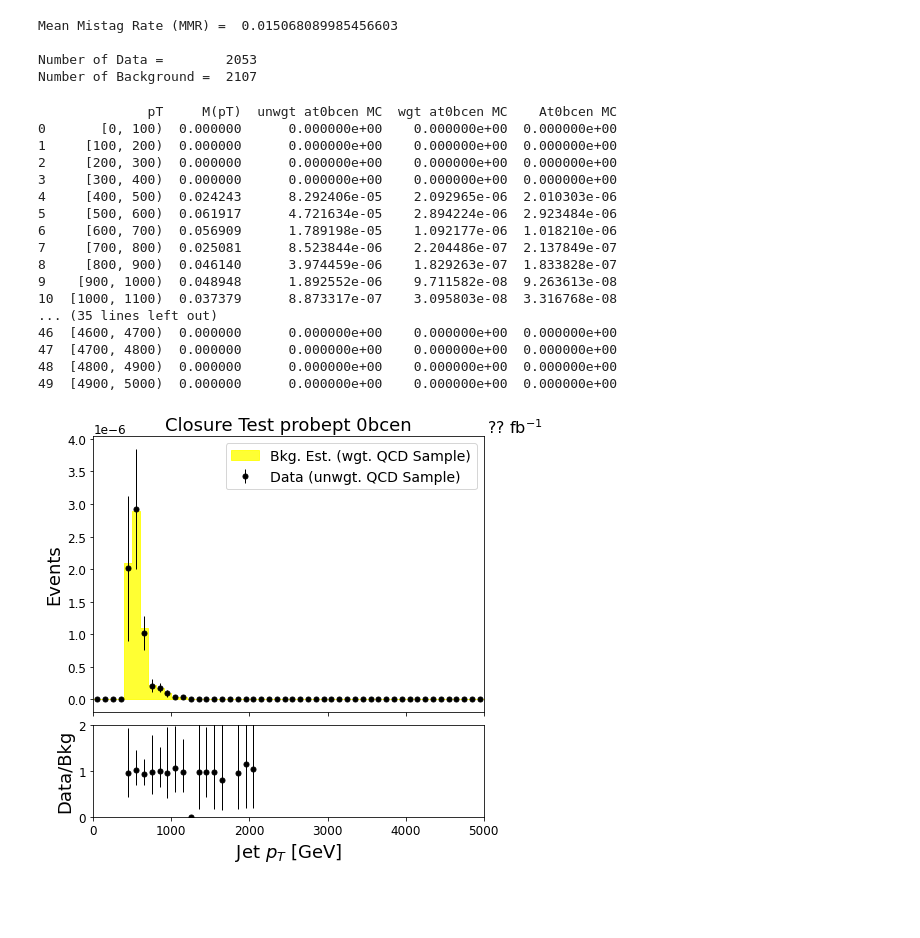
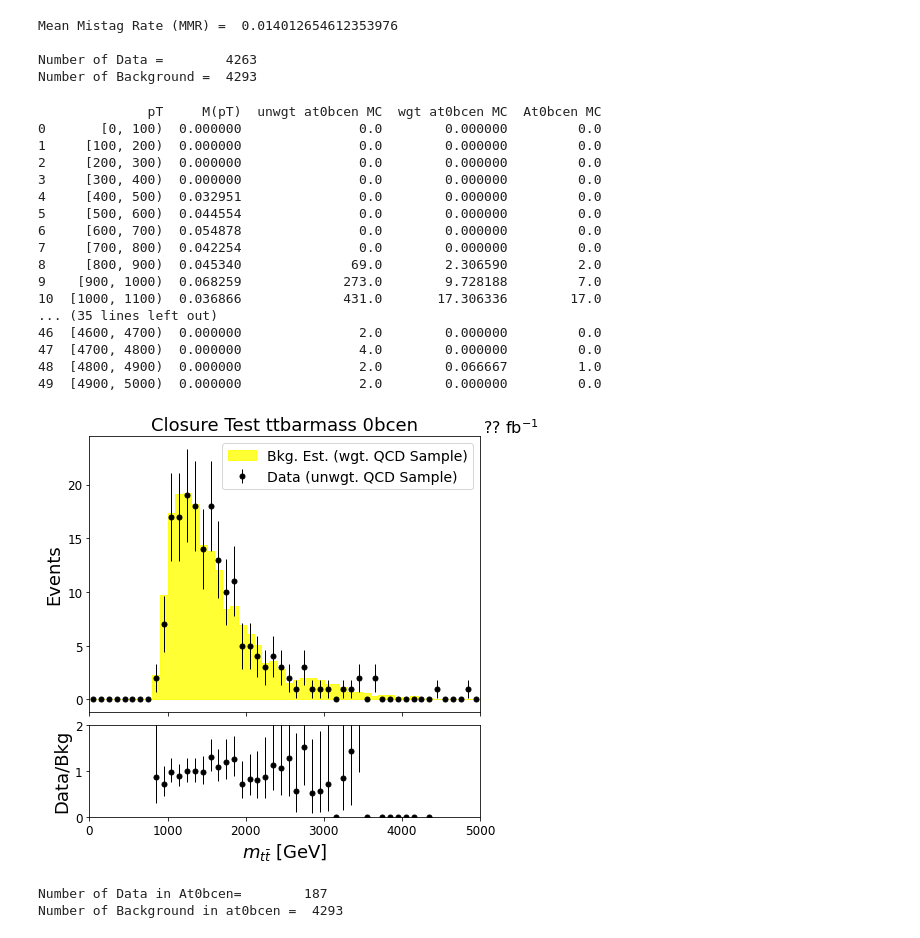
Before and after one commit to atpathak/TTbarAllHadUproot, a Jupyter notebook: TTbarResCoffeaAnalysis.ipynb, the cells around one changed output. Cells and saved outputs as stored; diff of their text form; code cells hidden in the pictures; blank space fills up the shorter version.

```diff
--- a/TTbarResCoffeaAnalysis.ipynb
+++ b/TTbarResCoffeaAnalysis.ipynb
@@ -12,8 +12,8 @@ import glob as glob
 import itertools
 import pandas as pd
 # %%
-QCD_unweighted = util.load('TTbarResCoffea_QCD_unweighted_output_100000chunksize_50chunks.coffea')
-QCD_weighted = util.load('TTbarResCoffea_full_weighted_QCD_output_100000chunksize_50chunks.coffea')
+QCD_unweighted = util.load('TTbarResCoffea_QCD_unweighted_output_100000chunksize_100chunks.coffea')
+QCD_weighted = util.load('TTbarResCoffea_full_weighted_QCD_output_100000chunksize_100chunks.coffea')
 TTbar_unweighted = util.load('TTbarResCoffea_TTbar_unweighted_output.coffea')
 JetHT_unweighted = util.load('TTbarResCoffea_onethird_full_JetHT_unweighted_output.coffea')
 JetHT_weighted = util.load('TTbarResCoffea_onethird_full_weighted_JetHT_output.coffea')
@@ -326,10 +326,10 @@ bkg_nevts = QCD_weighted['cutflow']['at0bcen']
 print('Number of Data =       ', nevts)
 print('Number of Background = ', bkg_nevts)
 # %% [output]
-Mean Mistag Rate (MMR) =  0.015068089985456603
+Mean Mistag Rate (MMR) =  0.014012654612353976
 
-Number of Data =        2053
-Number of Background =  2107
+Number of Data =        4263
+Number of Background =  4293
 # %%
 """ ---------- Comparing Background Estimate to Unweighted MC (TEST WITHOUT DATA/ CLOSURE TEST) ---------- """
 
@@ -349,10 +349,12 @@ fig, (ax, rax) = plt.subplots(
 )
 fig.subplots_adjust(hspace=.07)
 
+mtr = df['M(pT)'].values
+
 #---- Define Histograms ----#
-MC_hist_wgt = QCD_weighted['probept'].integrate('anacat', 'at0bcen').integrate('dataset', 'QCD')
-MC_hist_unwgt = QCD_unweighted['probept'].integrate('anacat', 'At0bcen').integrate('dataset', 'QCD')
-MC_hist_unwgt_pretag = QCD_unweighted['probept'].integrate('anacat', 'at0bcen').integrate('dataset', 'QCD')
+MC_hist_wgt = QCD_weighted['ttbarmass'].integrate('anacat', 'at0bcen').integrate('dataset', 'QCD')
+MC_hist_unwgt = QCD_unweighted['ttbarmass'].integrate('anacat', 'At0bcen').integrate('dataset', 'QCD')
+MC_hist_unwgt_pretag = QCD_unweighted['ttbarmass'].integrate('anacat', 'at0bcen').integrate('dataset', 'QCD')
 
 hist.plot1d(MC_hist_wgt, ax=ax, clear=True,
                     fill_opts=stack_background_opts, error_opts=stack_error_opts)
@@ -365,57 +367,60 @@ hist.plot1d(MC_hist_unwgt, ax=ax, clear=False,
 d = {'pT': p_vals, 'M(pT)': mtr, 'unwgt at0bcen MC': MC_hist_unwgt_pretag.values()[()],
      'wgt at0bcen MC': MC_hist_wgt.values()[()], 'At0bcen MC': MC_hist_unwgt.values()[()]}
 df1 = pd.DataFrame(data=d)
 with pd.option_context('display.max_rows', None, 'display.max_columns', None):
     print(df1)
 
 #ax.set_yscale('log')
 ax.autoscale('y')
 ax.autoscale('x')#, tight=True) # doesn't look like its working...
 ax.set_ylabel('Events')
 ax.set_xlabel(None)
-ax.set_title('Closure Test probept 0bcen')
+ax.set_title('Closure Test ttbarmass 0bcen')
 leg = ax.legend(labels=["Bkg. Est. (wgt. QCD Sample)", "Data (unwgt. QCD Sample)"])
 
 #---- Plot Ratio ----#
 hist.plotratio(num = MC_hist_unwgt, denom = MC_hist_wgt, ax = rax,
                error_opts={'marker': '.', 'markersize': 10., 'color': 'k', 'elinewidth': 1},
                unc = 'num')
 rax.set_ylabel('Data/Bkg')
 rax.set_ylim(0,2)
 
 #---- Labeling ----#
 Lint = str(Lum*.001) # Integrated Luminosity
 lumi = plt.text(1.15, 1.07, "?? fb$^{-1}$",
         fontsize=16,
         horizontalalignment='right',
         verticalalignment='top',
         transform=ax.transAxes
        )
 # %% [output]
-              pT     M(pT)  unwgt at0bcen MC  wgt at0bcen MC    At0bcen MC
-0       [0, 100)  0.000000      0.000000e+00    0.000000e+00  0.000000e+00
-1     [100, 200)  0.000000      0.000000e+00    0.000000e+00  0.000000e+00
-2     [200, 300)  0.000000      0.000000e+00    0.000000e+00  0.000000e+00
-3     [300, 400)  0.000000      0.000000e+00    0.000000e+00  0.000000e+00
-4     [400, 500)  0.024243      8.292406e-05    2.092965e-06  2.010303e-06
-5     [500, 600)  0.061917      4.721634e-05    2.894224e-06  2.923484e-06
-6     [600, 700)  0.056909      1.789198e-05    1.092177e-06  1.018210e-06
-7     [700, 800)  0.025081      8.523844e-06    2.204486e-07  2.137849e-07
-8     [800, 900)  0.046140      3.974459e-06    1.829263e-07  1.833828e-07
-9    [900, 1000)  0.048948      1.892552e-06    9.711582e-08  9.263613e-08
-10  [1000, 1100)  0.037379      8.873317e-07    3.095803e-08  3.316768e-08
+              pT     M(pT)  unwgt at0bcen MC  wgt at0bcen MC  At0bcen MC
+0       [0, 100)  0.000000               0.0        0.000000         0.0
+1     [100, 200)  0.000000               0.0        0.000000         0.0
+2     [200, 300)  0.000000               0.0        0.000000         0.0
+3     [300, 400)  0.000000               0.0        0.000000         0.0
+4     [400, 500)  0.032951               0.0        0.000000         0.0
+5     [500, 600)  0.044554               0.0        0.000000         0.0
+6     [600, 700)  0.054878               0.0        0.000000         0.0
+7     [700, 800)  0.042254               0.0        0.000000         0.0
+8     [800, 900)  0.045340              69.0        2.306590         2.0
+9    [900, 1000)  0.068259             273.0        9.728188         7.0
+10  [1000, 1100)  0.036866             431.0       17.306336        17.0
 ... (35 lines left out)
-46  [4600, 4700)  0.000000      0.000000e+00    0.000000e+00  0.000000e+00
-47  [4700, 4800)  0.000000      0.000000e+00    0.000000e+00  0.000000e+00
-48  [4800, 4900)  0.000000      0.000000e+00    0.000000e+00  0.000000e+00
-49  [4900, 5000)  0.000000      0.000000e+00    0.000000e+00  0.000000e+00
+46  [4600, 4700)  0.000000               2.0        0.000000         0.0
+47  [4700, 4800)  0.000000               4.0        0.000000         0.0
+48  [4800, 4900)  0.000000               2.0        0.066667         1.0
+49  [4900, 5000)  0.000000               2.0        0.000000         0.0
-[figure, old version]
+[figure, new version]
 # %%
 nevts = QCD_unweighted['cutflow']['At0bcen']
 bkg_nevts = QCD_weighted['cutflow']['at0bcen']
 
-print('Number of Data =       ', nevts)
-print('Number of Background = ', bkg_nevts)
+print('Number of Data in At0bcen=       ', nevts)
+print('Number of Background in at0bcen = ', bkg_nevts)
+# %% [output]
+Number of Data in At0bcen=        187
+Number of Background in at0bcen =  4293
 # %%
 """ ---------- Comparing Background Estimate to Unweighted Data (Checks One Histogram) ---------- """
 """ --------------- Background: t tagged probe jet from data weighted by mistag --------------- """
```
Also changed, not shown: parts of 7 cells of this notebook, 1 other file.
